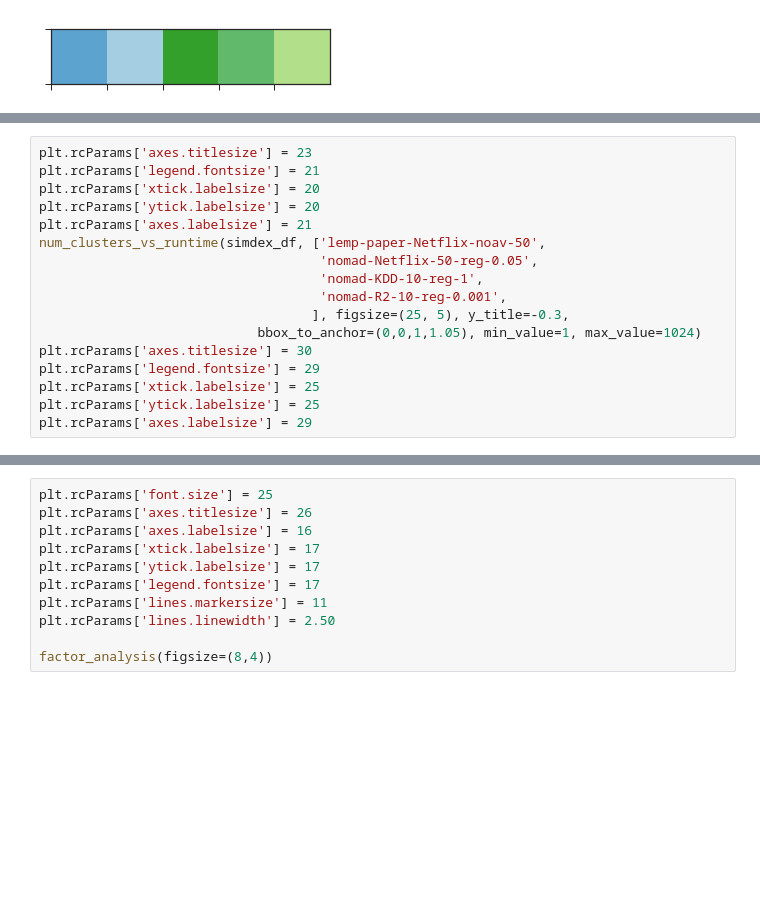
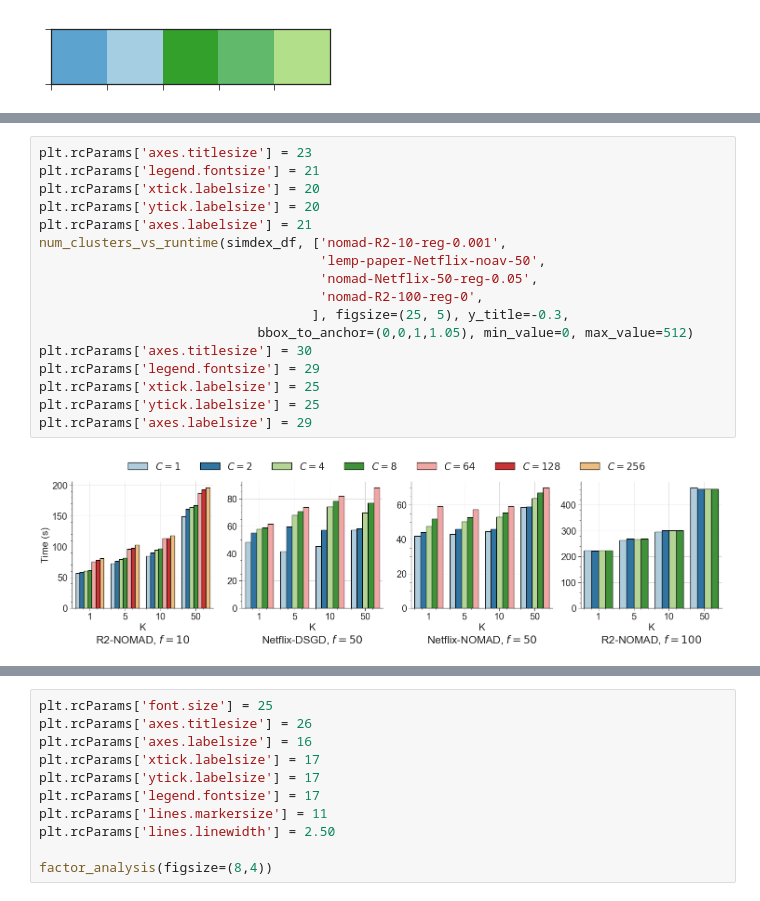
Before and after one commit to stanford-futuredata/optimus-maximus, a Jupyter notebook: plots/simdex-plots.ipynb, the cells around one changed output, grey strips where cells are left out. Saved outputs shown, nothing was run; the diff lists cells and outputs as text; blank space fills up the shorter version.

```diff
--- a/plots/simdex-plots.ipynb
+++ b/plots/simdex-plots.ipynb
@@ -204,17 +211,19 @@ sns.set_palette('Paired', 10)
 # %%
 plt.rcParams['axes.titlesize'] = 23
 plt.rcParams['legend.fontsize'] = 21
 plt.rcParams['xtick.labelsize'] = 20
 plt.rcParams['ytick.labelsize'] = 20
 plt.rcParams['axes.labelsize'] = 21
-num_clusters_vs_runtime(simdex_df, ['lemp-paper-Netflix-noav-50',
+num_clusters_vs_runtime(simdex_df, ['nomad-R2-10-reg-0.001',
+                                    'lemp-paper-Netflix-noav-50',
                                     'nomad-Netflix-50-reg-0.05',
-                                    'nomad-KDD-10-reg-1',
-                                    'nomad-R2-10-reg-0.001',
+                                    'nomad-R2-100-reg-0',
                                    ], figsize=(25, 5), y_title=-0.3,
-                            bbox_to_anchor=(0,0,1,1.05), min_value=1, max_value=1024)
+                            bbox_to_anchor=(0,0,1,1.05), min_value=0, max_value=512)
 plt.rcParams['axes.titlesize'] = 30
 plt.rcParams['legend.fontsize'] = 29
 plt.rcParams['xtick.labelsize'] = 25
 plt.rcParams['ytick.labelsize'] = 25
 plt.rcParams['axes.labelsize'] = 29
+# %% [output]
+[figure, added]
```
Also changed, not shown: parts of 6 cells of this notebook, 13 other files.
